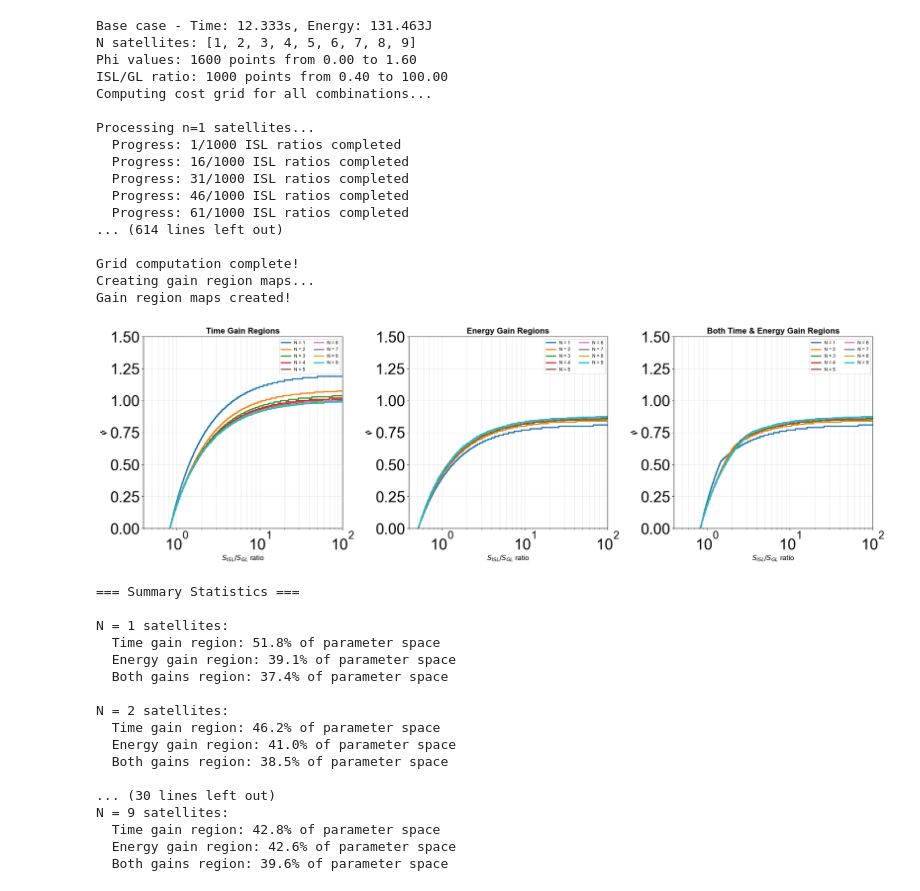
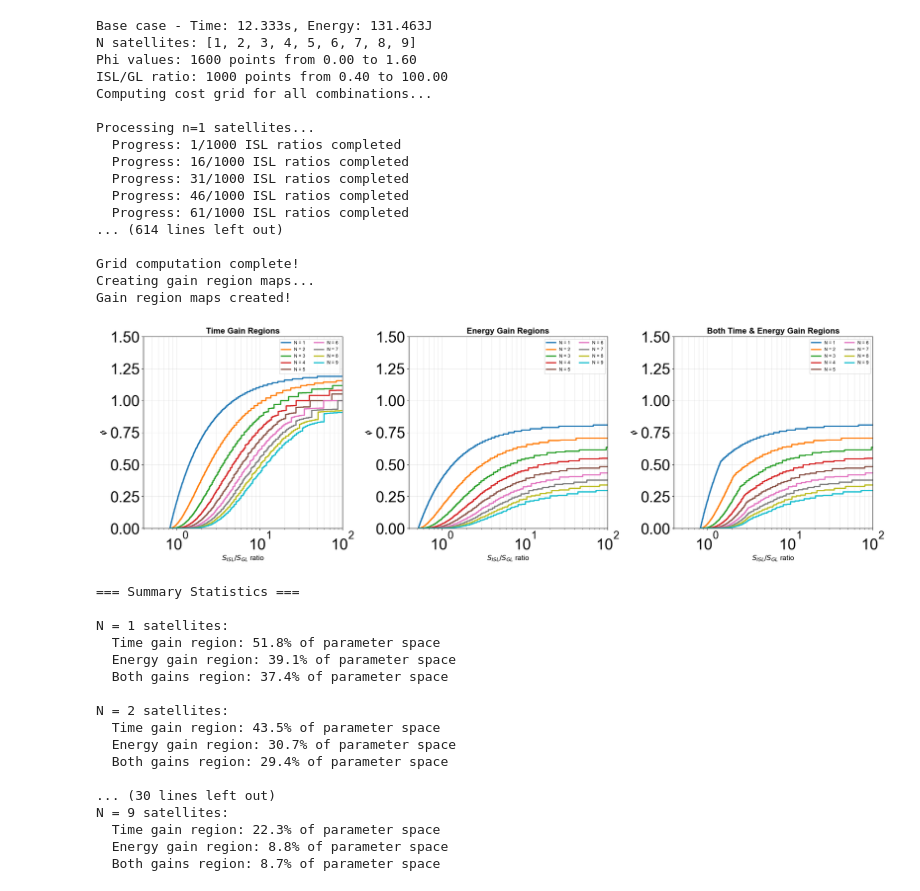
Before and after one commit to DChenet/sec_cost_simulator2, a Jupyter notebook: notebooks/figures/multisat/even_offloading/isl_phi_varation.ipynb, the cells around one changed output. Cells and saved outputs as stored; diff of their text form; code cells hidden in the pictures.

```diff
--- a/notebooks/figures/multisat/even_offloading/isl_phi_varation.ipynb
+++ b/notebooks/figures/multisat/even_offloading/isl_phi_varation.ipynb
@@ -177,7 +177,10 @@ for i, n in enumerate(n_satellites):
             distance=off_isl_distance
         )
 
-        for phi_en in phi_values:
+        for phi_en_original in phi_values:
+            # KEY FIX: Keep original value for dictionary key
+            phi_en_computed = (phi_en_original ** (1/n))
+
             # Process data through ISL
             d_out_isl = isl.process(data_size)
 
@@ -188,7 +191,7 @@ for i, n in enumerate(n_satellites):
             # First edge computer processing
             edge_computer = ComputingNode(
                 speed=off_edge_computer_speed,
-                phi=phi_en
+                phi=phi_en_computed
             )
 
             iteration_time_cost += edge_computer.time_cost(d_out_isl)
@@ -216,7 +219,7 @@ for i, n in enumerate(n_satellites):
 
                     edge_computer = ComputingNode(
                         speed=off_edge_computer_speed,
-                        phi=phi_en
+                        phi=phi_en_computed
                     )
 
                     iteration_time_cost += edge_computer.time_cost(d_out_ec)
@@ -237,8 +240,8 @@ for i, n in enumerate(n_satellites):
                 distance=off_ground_link_distance
             )
 
-            # Store results
-            results[n][isl_ratio][phi_en] = (iteration_time_cost, iteration_energy_cost)
+            # Store results using ORIGINAL phi value as key
+            results[n][isl_ratio][phi_en_original] = (iteration_time_cost, iteration_energy_cost)
 
         if ratio_idx % 15 == 0:
             print(f"  Progress: {ratio_idx + 1}/{len(isl_ratio_values)} ISL ratios completed")
@@ -363,34 +366,34 @@ for n in n_satellites:
     time_map = gain_maps[n]['time']
     energy_map = gain_maps[n]['energy']
     both_map = gain_maps[n]['both']
 
     time_gain_pct = 100 * np.sum(time_map) / time_map.size
     energy_gain_pct = 100 * np.sum(energy_map) / energy_map.size
     both_gain_pct = 100 * np.sum(both_map) / both_map.size
 
     print(f"\nN = {n} satellites:")
     print(f"  Time gain region: {time_gain_pct:.1f}% of parameter space")
     print(f"  Energy gain region: {energy_gain_pct:.1f}% of parameter space")
     print(f"  Both gains region: {both_gain_pct:.1f}% of parameter space")
 # %% [output]
 Base case - Time: 12.333s, Energy: 131.463J
 N satellites: [1, 2, 3, 4, 5, 6, 7, 8, 9]
 Phi values: 1600 points from 0.00 to 1.60
 ISL/GL ratio: 1000 points from 0.40 to 100.00
 Computing cost grid for all combinations...
 
 Processing n=1 satellites...
   Progress: 1/1000 ISL ratios completed
   Progress: 16/1000 ISL ratios completed
   Progress: 31/1000 ISL ratios completed
   Progress: 46/1000 ISL ratios completed
   Progress: 61/1000 ISL ratios completed
 ... (614 lines left out)
 
 Grid computation complete!
 Creating gain region maps...
 Gain region maps created!
-[figure, old version]
+[figure, new version]
 === Summary Statistics ===
 
 N = 1 satellites:
@@ -399,12 +402,12 @@ N = 1 satellites:
   Both gains region: 37.4% of parameter space
 
 N = 2 satellites:
-  Time gain region: 46.2% of parameter space
-  Energy gain region: 41.0% of parameter space
-  Both gains region: 38.5% of parameter space
+  Time gain region: 43.5% of parameter space
+  Energy gain region: 30.7% of parameter space
+  Both gains region: 29.4% of parameter space
 
 ... (30 lines left out)
 N = 9 satellites:
-  Time gain region: 42.8% of parameter space
-  Energy gain region: 42.6% of parameter space
-  Both gains region: 39.6% of parameter space
+  Time gain region: 22.3% of parameter space
+  Energy gain region: 8.8% of parameter space
+  Both gains region: 8.7% of parameter space
```
Also changed, not shown: 4 other files.
